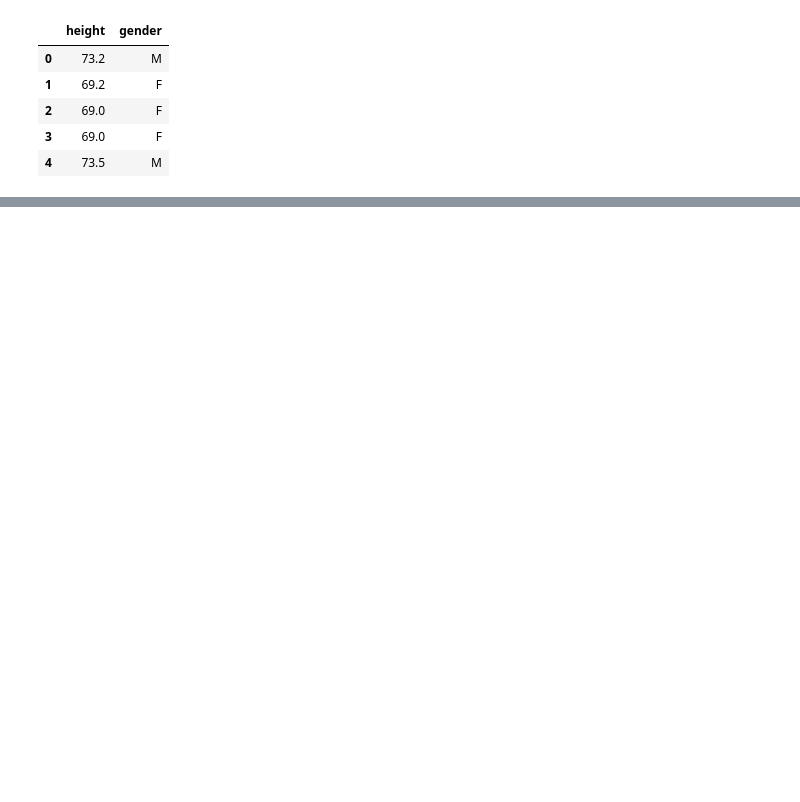
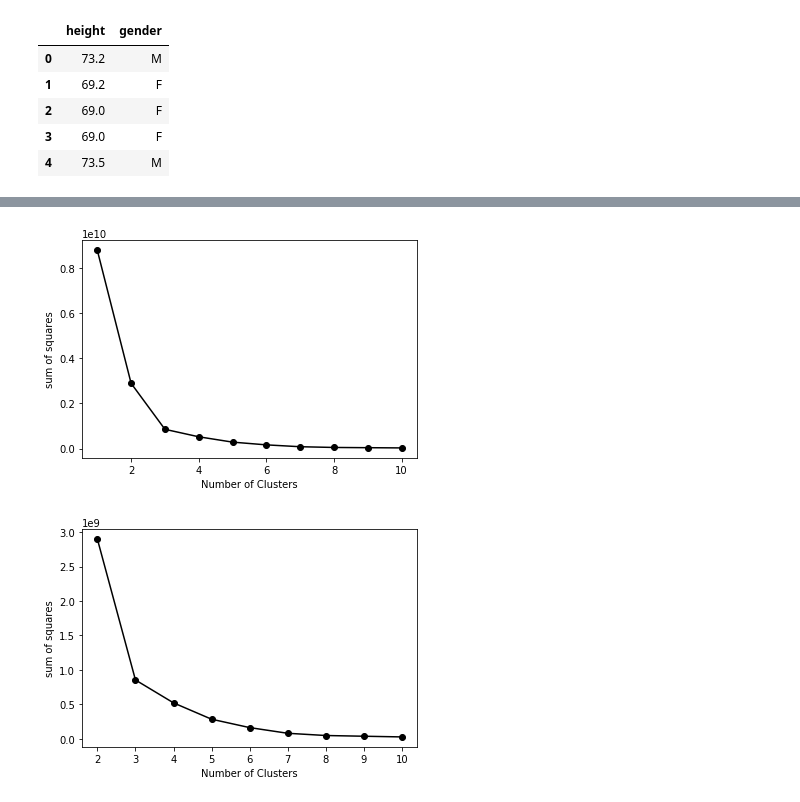
Before and after one commit to axxypatel/Data_Science_Class, a Jupyter notebook: RtoPython_Clustering_Assignment2.ipynb, the cells around one changed output, grey strips where cells are left out. Cells and saved outputs as stored; diff of their text form; code cells hidden in the pictures; blank space fills up the shorter version.

```diff
--- a/RtoPython_Clustering_Assignment2.ipynb
+++ b/RtoPython_Clustering_Assignment2.ipynb
@@ -46,0 +113,23 @@ NameError: name 'spend_data' is not defined
+# %%
+world_bank_data = world_bank_data.apply(pd.to_numeric)
+sos = []
+sos.append(round((world_bank_data.shape[0]-1) * sum(world_bank_data.var())))
+
+for i in range(2,11):
+    model = KMeans(n_clusters=i).fit(world_bank_data)
+    sos.append(round(model.inertia_))
+
+plt.plot(range(1,11),sos,'-ok')
+plt.xlabel("Number of Clusters")
+plt.ylabel("sum of squares")
+plt.show()
+
+plt.plot(range(2,11),sos[1:],'-ok')
+plt.xlabel("Number of Clusters")
+plt.ylabel("sum of squares")
+plt.show()
+
+#Note: FITKmeans algo is missing here
+# %% [output]
+[figure, added]
+[figure, added]
```
Also changed, not shown: parts of 11 cells of this notebook.
